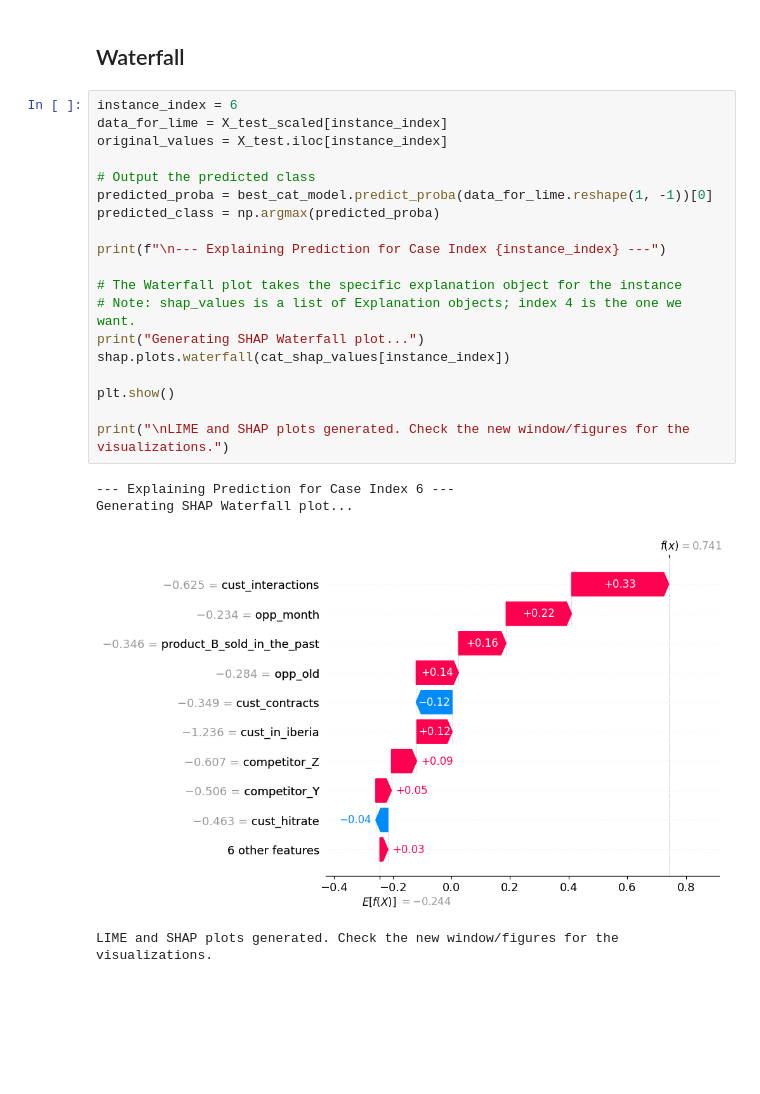
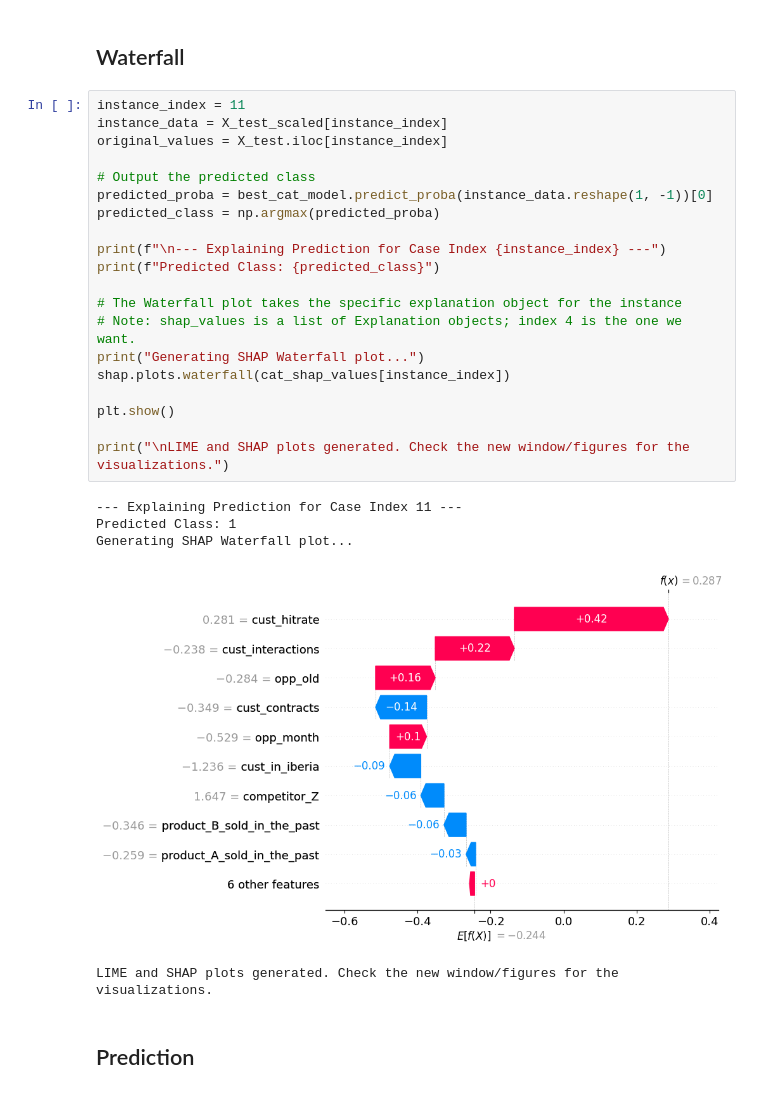
Before and after one commit to alex-touza/datathon-2025, a Jupyter notebook: models/catboost.ipynb, the cells around one changed output. Drawn from its saved outputs; the diff is of its cells as text; blank space fills up the shorter version.

```diff
--- a/models/catboost.ipynb
+++ b/models/catboost.ipynb
@@ -236,26 +241,30 @@ plt.show()
 # %% [markdown]
 ## Waterfall
 # %%
-instance_index = 6
-data_for_lime = X_test_scaled[instance_index]
+instance_index = 11
+instance_data = X_test_scaled[instance_index]
 original_values = X_test.iloc[instance_index]
 
 # Output the predicted class
-predicted_proba = best_cat_model.predict_proba(data_for_lime.reshape(1, -1))[0]
+predicted_proba = best_cat_model.predict_proba(instance_data.reshape(1, -1))[0]
 predicted_class = np.argmax(predicted_proba)
 
 print(f"\n--- Explaining Prediction for Case Index {instance_index} ---")
+print(f"Predicted Class: {predicted_class}")
 
 # The Waterfall plot takes the specific explanation object for the instance
 # Note: shap_values is a list of Explanation objects; index 4 is the one we want.
 print("Generating SHAP Waterfall plot...")
 shap.plots.waterfall(cat_shap_values[instance_index])
 
 plt.show()
 
 print("\nLIME and SHAP plots generated. Check the new window/figures for the visualizations.")
 # %% [output]
---- Explaining Prediction for Case Index 6 ---
+--- Explaining Prediction for Case Index 11 ---
+Predicted Class: 1
 Generating SHAP Waterfall plot...
-[figure, old version]
+[figure, new version]
 LIME and SHAP plots generated. Check the new window/figures for the visualizations.
+# %% [markdown]
+## Prediction
```
Also changed, not shown: parts of 7 cells of this notebook, 13 other files.
